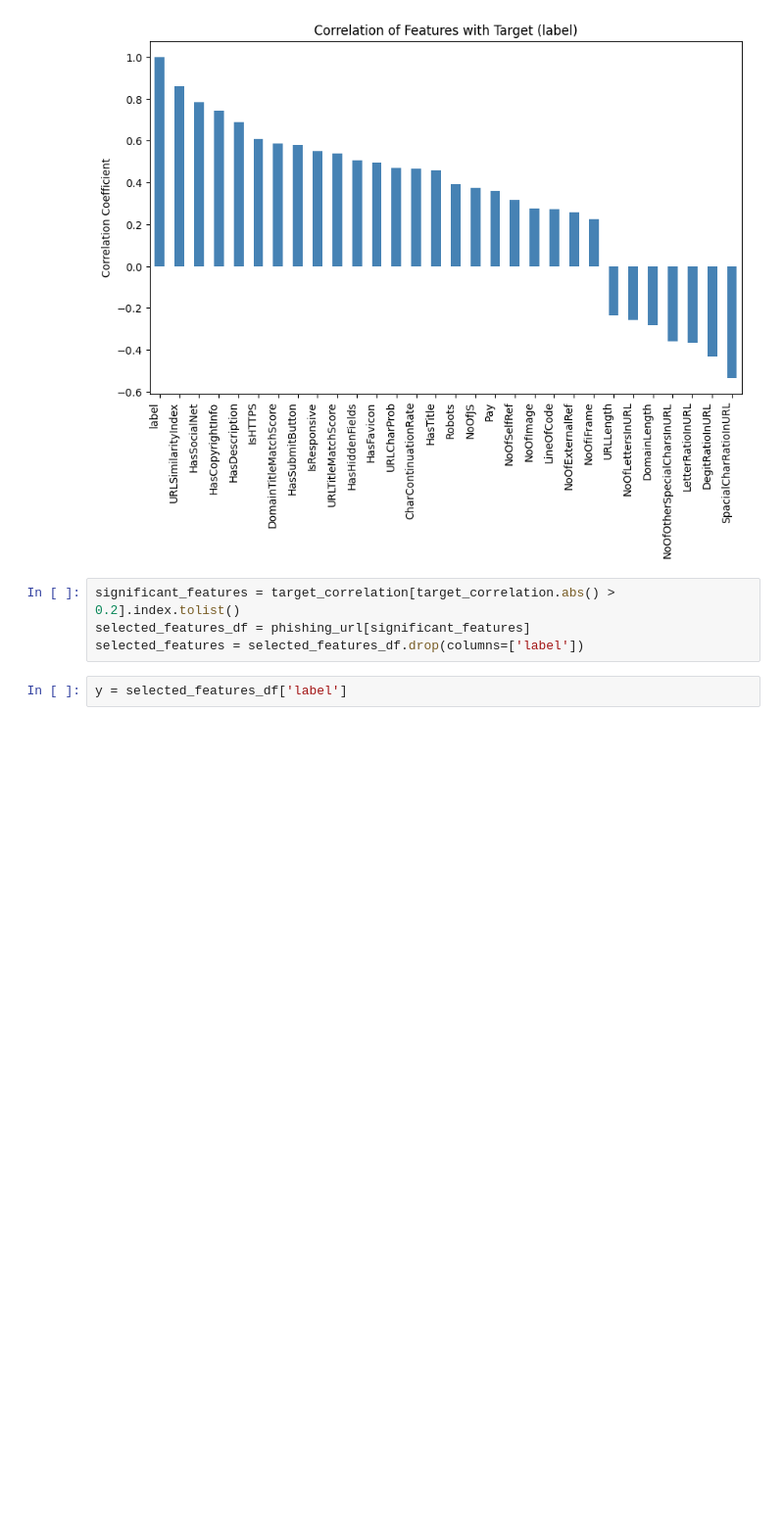
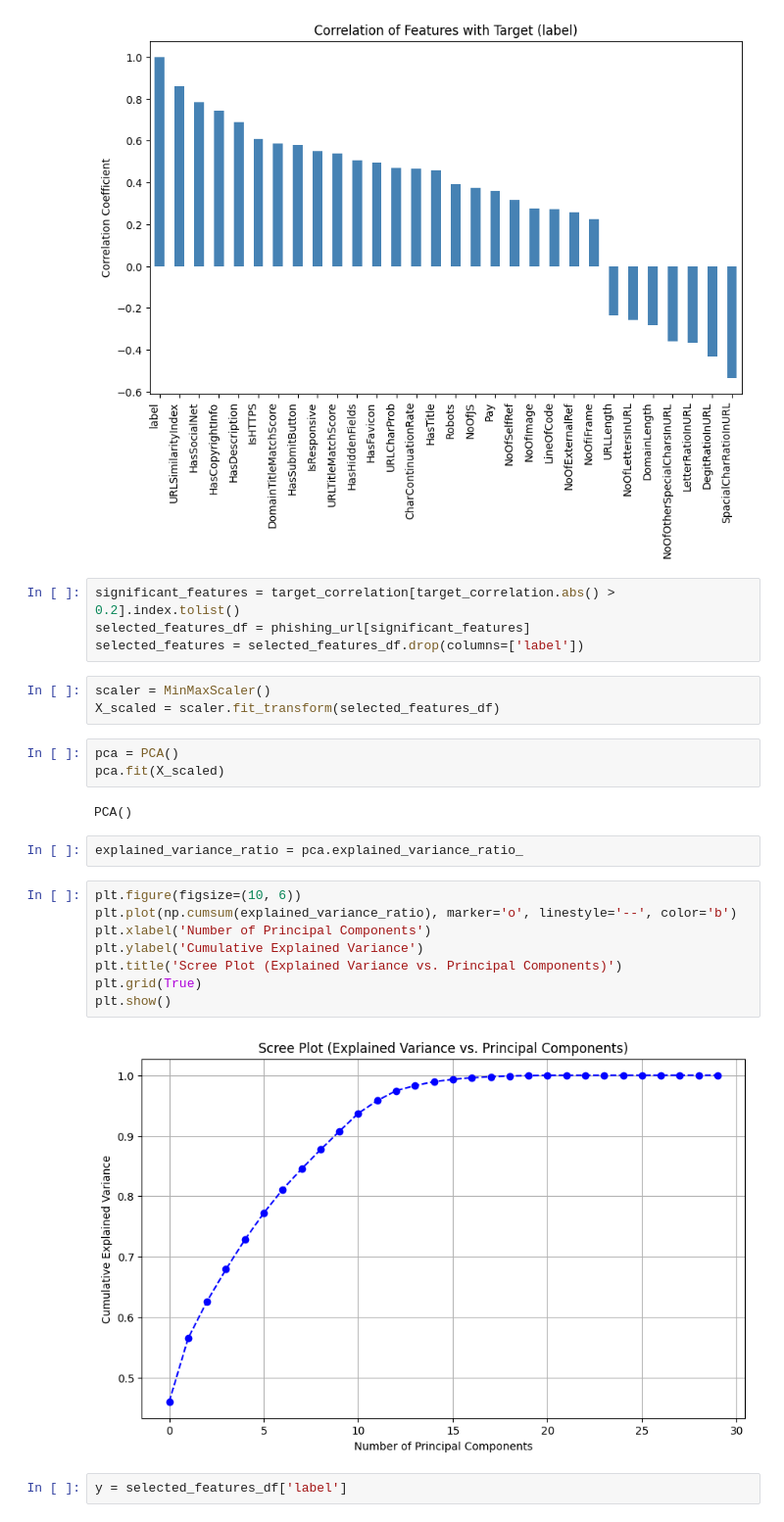
Before and after one commit to HarshGujarathi7/Data-Science-in-Finance--Independent-Study, a Jupyter notebook: phising_model.ipynb, the cells around one changed output. Shown at 98% size. Saved outputs shown, nothing was run; the diff lists cells and outputs as text; blank space fills up the shorter version.

```diff
--- a/phising_model.ipynb
+++ b/phising_model.ipynb
@@ -53,6 +172,26 @@ plt.show()
 significant_features = target_correlation[target_correlation.abs() > 0.2].index.tolist()
 selected_features_df = phishing_url[significant_features]
 selected_features = selected_features_df.drop(columns=['label'])
+# %%
+scaler = MinMaxScaler()
+X_scaled = scaler.fit_transform(selected_features_df)
+# %%
+pca = PCA()
+pca.fit(X_scaled)
+# %% [output]
+PCA()
+# %%
+explained_variance_ratio = pca.explained_variance_ratio_
+# %%
+plt.figure(figsize=(10, 6))
+plt.plot(np.cumsum(explained_variance_ratio), marker='o', linestyle='--', color='b')
+plt.xlabel('Number of Principal Components')
+plt.ylabel('Cumulative Explained Variance')
+plt.title('Scree Plot (Explained Variance vs. Principal Components)')
+plt.grid(True)
+plt.show()
+# %% [output]
+[figure, added]
 # %%
 y = selected_features_df['label']
 # %%
```
Also changed, not shown: parts of 28 cells of this notebook.
